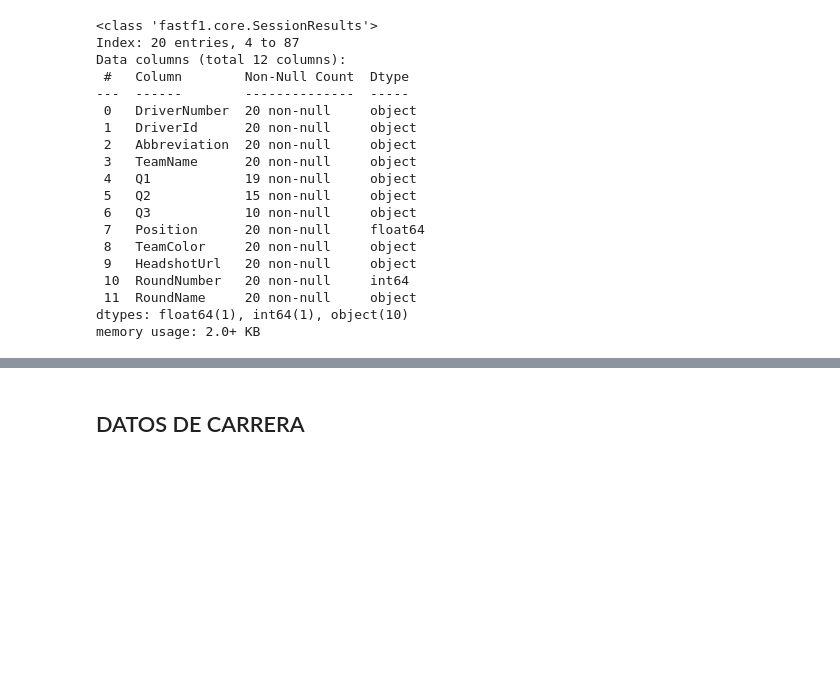
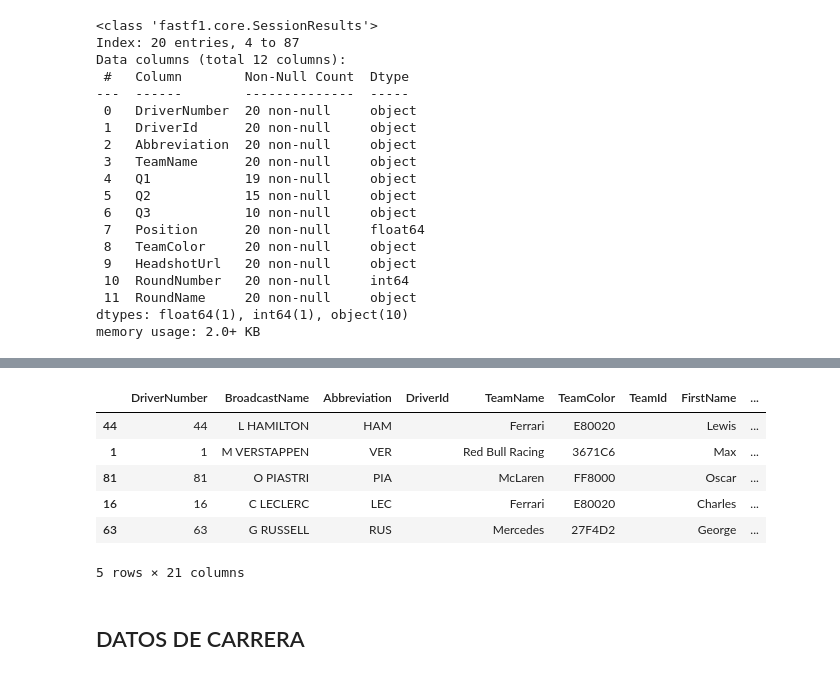
Before and after one commit to Muzquiz10/F1_Analysis, a Jupyter notebook: f1_data.ipynb, the cells around one changed output, grey strips where cells are left out. Drawn from its saved outputs; the diff is of its cells as text; code cells hidden in the pictures; blank space fills up the shorter version.

Commit message:
datos de la sprint race y sprint qualy

```diff
--- a/f1_data.ipynb
+++ b/f1_data.ipynb
@@ -183,0 +186,13 @@ memory usage: 2.0+ KB
+# %%
+# Creamos una nueva caché para los datos de la carrera
+os.makedirs('cache_SQ', exist_ok=True)
+fastf1.Cache.enable_cache('cache_SQ')
+
+last_race = calendario_25.iloc[2]
+
+SQ_session = fastf1.get_session(2025, last_race['RoundNumber'], "SQ")
+SQ_session.load()
+
+# La tabla de resultados con tiempos de SQ1, SQ2, SQ3 y posición se encuentra en:
+SQ_results = SQ_session.results
+SQ_results.head()
@@ -184,3 +256,13 @@ memory usage: 2.0+ KB
+# %%
+SQ_results.head()
+# %% [output]
+|  | DriverNumber | BroadcastName | Abbreviation | DriverId | TeamName | TeamColor | TeamId | FirstName | ... |
+| 44 | 44 | L HAMILTON | HAM |  | Ferrari | E80020 |  | Lewis | ... |
+| 1 | 1 | M VERSTAPPEN | VER |  | Red Bull Racing | 3671C6 |  | Max | ... |
+| 81 | 81 | O PIASTRI | PIA |  | McLaren | FF8000 |  | Oscar | ... |
+| 16 | 16 | C LECLERC | LEC |  | Ferrari | E80020 |  | Charles | ... |
+| 63 | 63 | G RUSSELL | RUS |  | Mercedes | 27F4D2 |  | George | ... |
+5 rows × 21 columns
 # %% [markdown]
 ## DATOS DE CARRERA
 # %%
```
Also changed, not shown: parts of 5 cells of this notebook, 23 other files.
